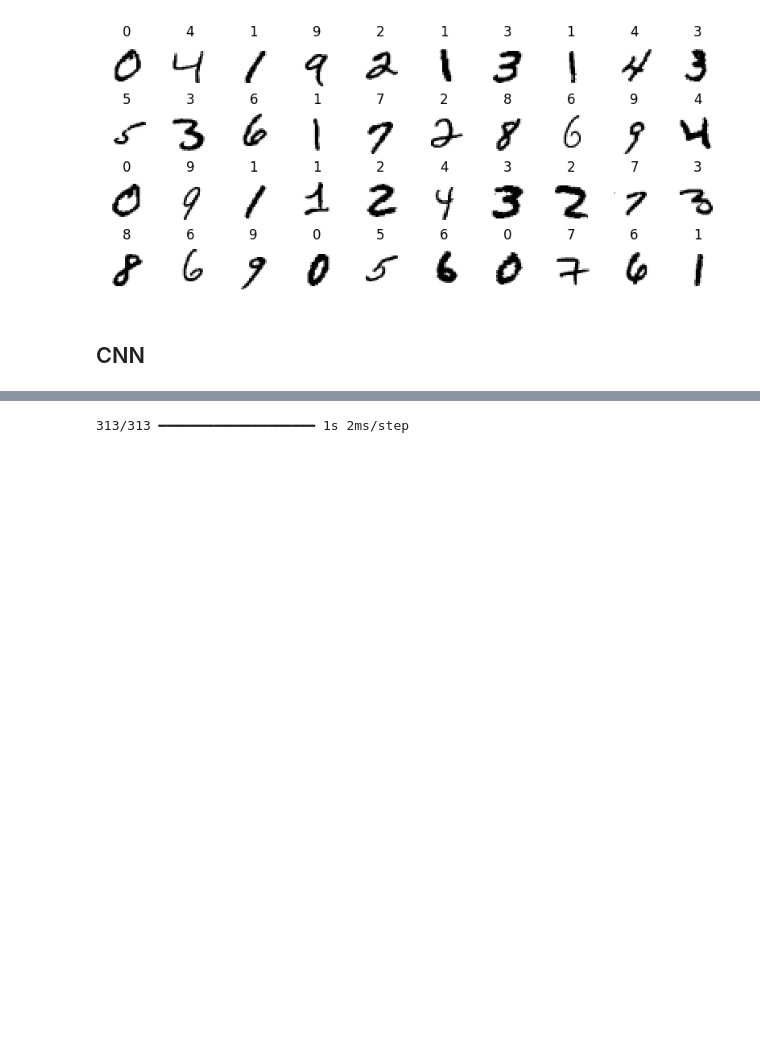
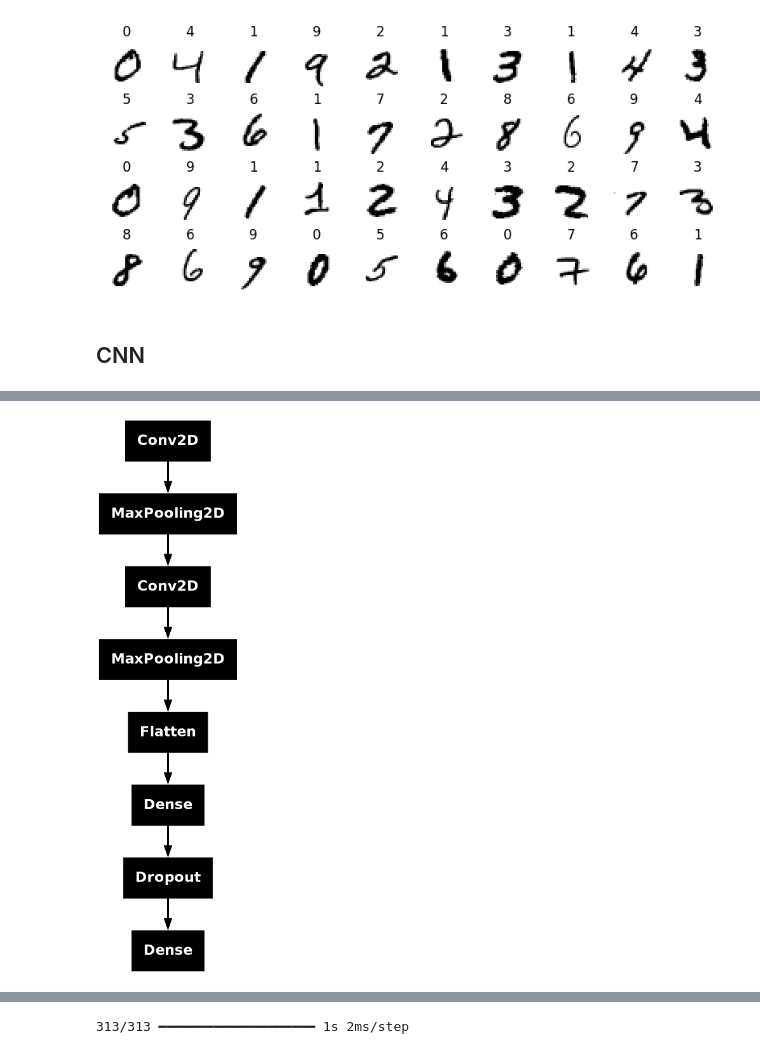
Before and after one commit to Harshit1234G/HandWrittenDigitRecognition, a Jupyter notebook: hand_written_digit_recognition.ipynb, the cells around one changed output, grey strips where cells are left out. Saved outputs shown, nothing was run; the diff lists cells and outputs as text; code cells hidden in the pictures; blank space fills up the shorter version.

Commit message:
Added model summary, plotted model and updated kaggle directory

```diff
--- a/hand_written_digit_recognition.ipynb
+++ b/hand_written_digit_recognition.ipynb
@@ -97,3 +126,7 @@ model = tf.keras.Sequential([
+# %%
+tf.keras.utils.plot_model(model)
+# %% [output]
+[figure, added]
 # %%
 model.compile(
     optimizer='adam',
```
Also changed, not shown: parts of 6 cells of this notebook, 12 other files.
